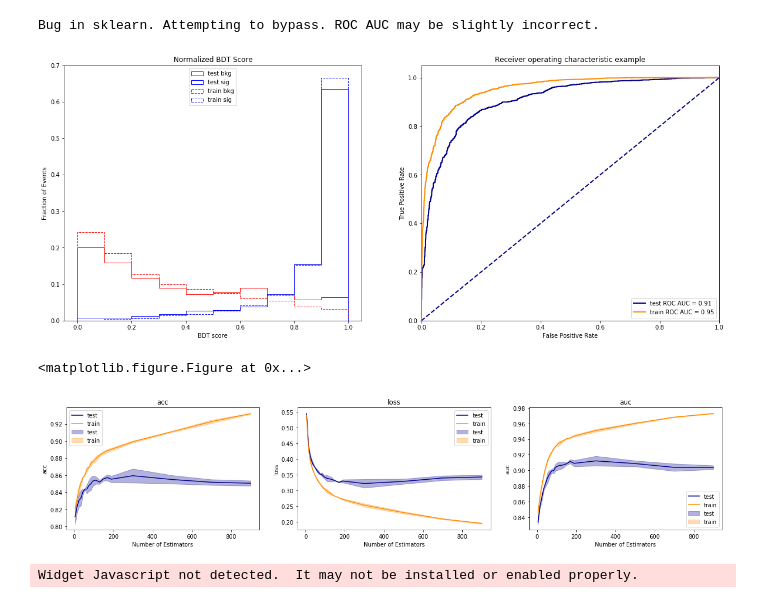
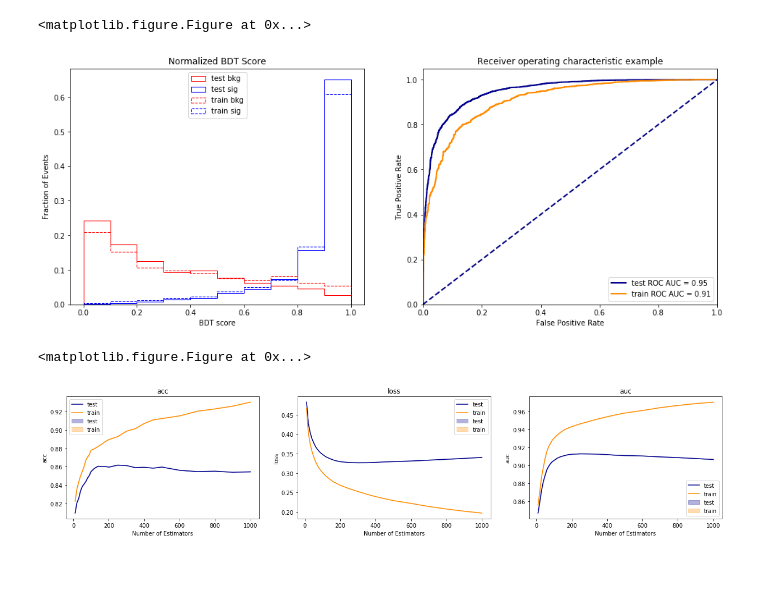
Before and after one commit to adsherman/SgTopWorkshop, a Jupyter notebook: Sklearn_Demo.ipynb, the cells around one changed output. Saved outputs shown, nothing was run; the diff lists cells and outputs as text; code cells hidden in the pictures; blank space fills up the shorter version.

```diff
--- a/Sklearn_Demo.ipynb
+++ b/Sklearn_Demo.ipynb
@@ -124,0 +90,8 @@ def PlotROCTemplate(train_DF, test_DF, y_score_train, y_score_test):
+# %%
+def PlotROCTemplate(train_DF, test_DF, y_score_train, y_score_test):
+
+    plt.clf()
+    fig, axs = plt.subplots(1,2,figsize=(16,6))
+    PlotTemplate(train_DF, test_DF, y_score_train, y_score_test, ax=axs[0])
+    PlotROC(train_DF, test_DF, y_score_train, y_score_test, ax=axs[1])
+    plt.show()
@@ -218,0 +243,12 @@ PlotTemplate(test_DF, train_DF, y_score_test, y_score_train, norm=False)
+# %%
+# Run the method we have just defined
+y_score_train, y_score_test = TrainEval(train_DF,
+                                        test_DF,
+                                        var_list,
+                                        n_estimators=n_est,
+                                        max_depth=max_depth,
+                                        min_child_weight=min_child_weight,
+                                        seed=0)
+
+# Then make our plots right away with the results
+PlotROCTemplate(test_DF, train_DF, y_score_test, y_score_train)
@@ -219,15 +261,10 @@ PlotTemplate(test_DF, train_DF, y_score_test, y_score_train, norm=False)
 # %%
-# Parameter sweeping example: fit multiple sets of hyperparameters and record their performance for plotting
-# See GridSearchCV for scikit-learn packaged version of this functionality
-# (note -- 0.19 for scikit-learn does not support multiple scores, which means this must be rerun for each score
-# to investigate)
-
 # Results will be stored as lists of pairs (mean, std) for each hyperparameter set
 results_train = {"loss":[], "acc": [], "auc": []}
 results_test = {"loss":[], "acc": [], "auc": []}
 
 # Create our training / testing split
-train_DF, test_DF = train_test_split(DF, train_size=0.6, test_size=0.4, shuffle=True)
+train_DF, test_DF = train_test_split(DF, train_size=0.6, test_size=0.4, shuffle=True, random_state=0)
 
 # While sweeping our hyperparameters, we want to track the best result for plotting in the end
 best_score = -999
@@ -235,11 +272,12 @@ best_score = -999
 # Select some values of n_estimators to check, and lock the other hyperparameters
 max_depth = 3
 min_child_weight = 5
-x = range(5,105,10) + range(110,210,20) + range(300,1100,200)
+# Estimators to check -- the x axis of our plots
+x = range(10,100,10) + range(100,200,20) + range(200,500,50) + range(500,1100,100)
 for i, n_est in enumerate(x):
 
     # Lazy progress bar
-    print(n_est,end=" ")
+    print "{:4s}".format(str(n_est)),
 
     # Calculate scores for this set of hyperparameters
     y_score_train, y_score_test = TrainEval(train_DF,
@@ -264,18 +302,20 @@ for i, n_est in enumerate(x):
     # We could have a more advance metric for early stopping here, such as demanding a stop if
     # the score doesn't improve n times in a row, or a minimum required improvement,
     # but for now we won't worry about it
+    OT_dev = 100*(results_train["auc"][i][0] - results_test["auc"][i][0]) / results_test["auc"][i][0]
     if results_test["auc"][i][0] > best_score:
         best_score = results_test["auc"][i][0] # test[auc][n_estimators][mean]
-        print("New high score!: {:4.4f}".format(best_score))
+        best_score_train = results_train["auc"][i][0] # test[auc][n_estimators][mean]
+        print "New high (auc) score!: {:4.4f} ; Overtraining error {:4.2f}%".format(results_test["auc"][i][0], OT_dev)
         best_train_DF = train_DF
         best_test_DF = test_DF
         best_y_score_train = y_score_train
         best_y_score_test = y_score_test
         best_params = {"n_estimators":n_est, "max_depth": max_depth, "min_child_weight": max_depth}
     else:
-        print("Not improved")
+        print "Not improved: {:4.4f} ; Overtraining error {:4.2f}%".format(results_test["auc"][i][0], OT_dev)
 
-print("") # consequence of the lazy progress bar
+print "" # consequence of the lazy progress bar
 
 # Numpy arrays are easier to manipulate than lists
 for k in results_test.keys():
@@ -416,12 +454,11 @@ for k in results_test.keys():
 # %%
 # Now plot everything we have for our best estimator
-PlotROCTemplate(best_train_DF, best_test_DF, best_y_score_train, best_y_score_test)
-# PlotTemplate(best_train_DF, best_test_DF, best_y_score_train, best_y_score_test)
+PlotROCTemplate(best_test_DF, best_train_DF, best_y_score_test, best_y_score_train)
 
 # Also plot our parameter sweep
 PlotBehavior(x, results_train, results_test, plot_err=True)
 # %% [output]
-Bug in sklearn. Attempting to bypass. ROC AUC may be slightly incorrect.
+<matplotlib.figure.Figure at 0x...>
-[figure, old version]
+[figure, new version]
 <matplotlib.figure.Figure at 0x...>
-[figure, old version]
+[figure, new version]
@@ -448,14 +496,0 @@ def TrainEvalPlot(DF, var_list,n_est,max_depth=3,min_child_weight=1):
-# %%
-interactive_plot = widgets.interactive(TrainEvalPlot,
-         DF=fixed(DF),
-         var_list=fixed(var_list),
-         n_est=widgets.IntSlider(min=10,max=1000,step=10, continuous_update=False),
-         max_depth=widgets.IntSlider(min=1,max=10,step=1, continuous_update=False),
-         min_child_weight=widgets.IntSlider(min=0,max=10,step=1, continuous_update=False),
-        )
-
-output = interactive_plot.children[-1]
-output.layout.height = '450px'
-interactive_plot
-# %% [output]
-Widget Javascript not detected.  It may not be installed or enabled properly.
```
Also changed, not shown: parts of 29 cells of this notebook.
